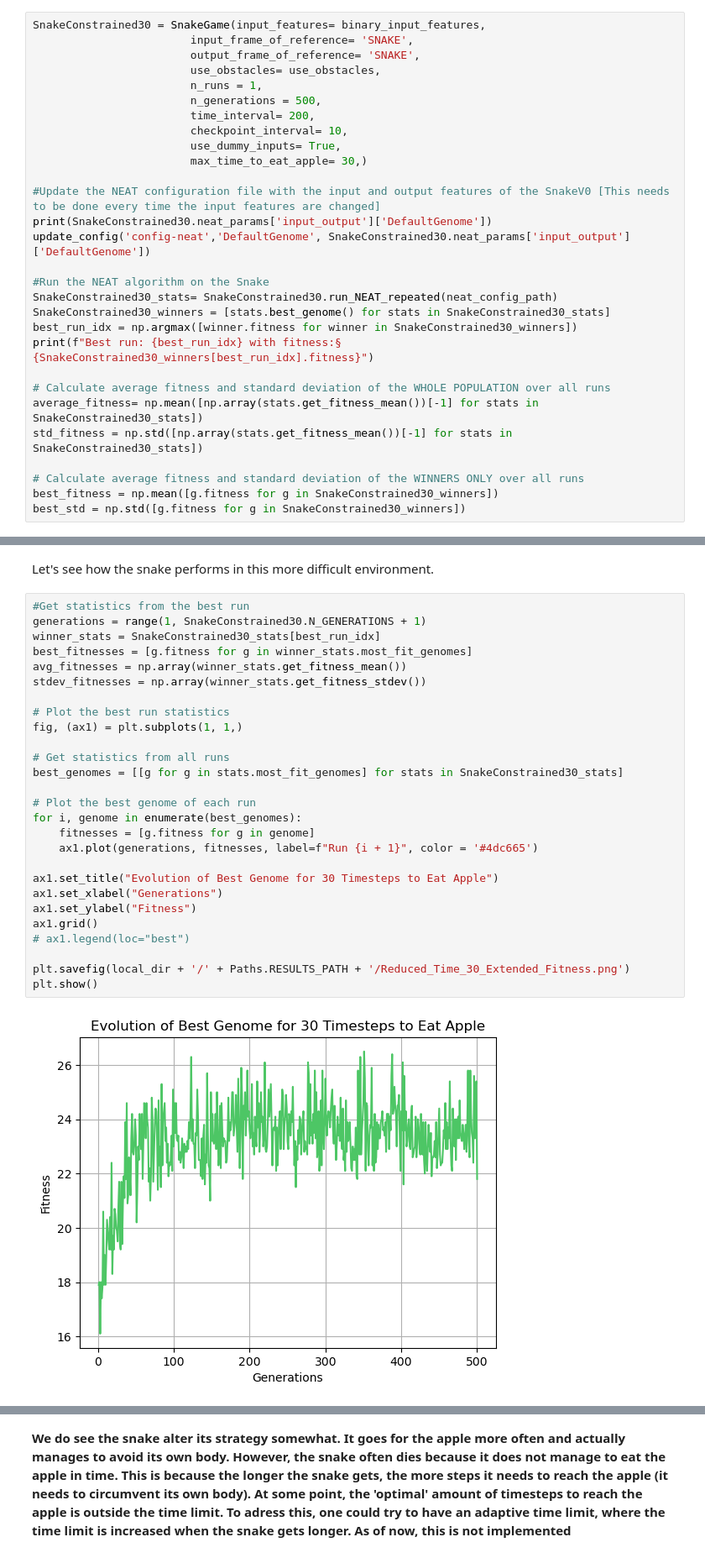
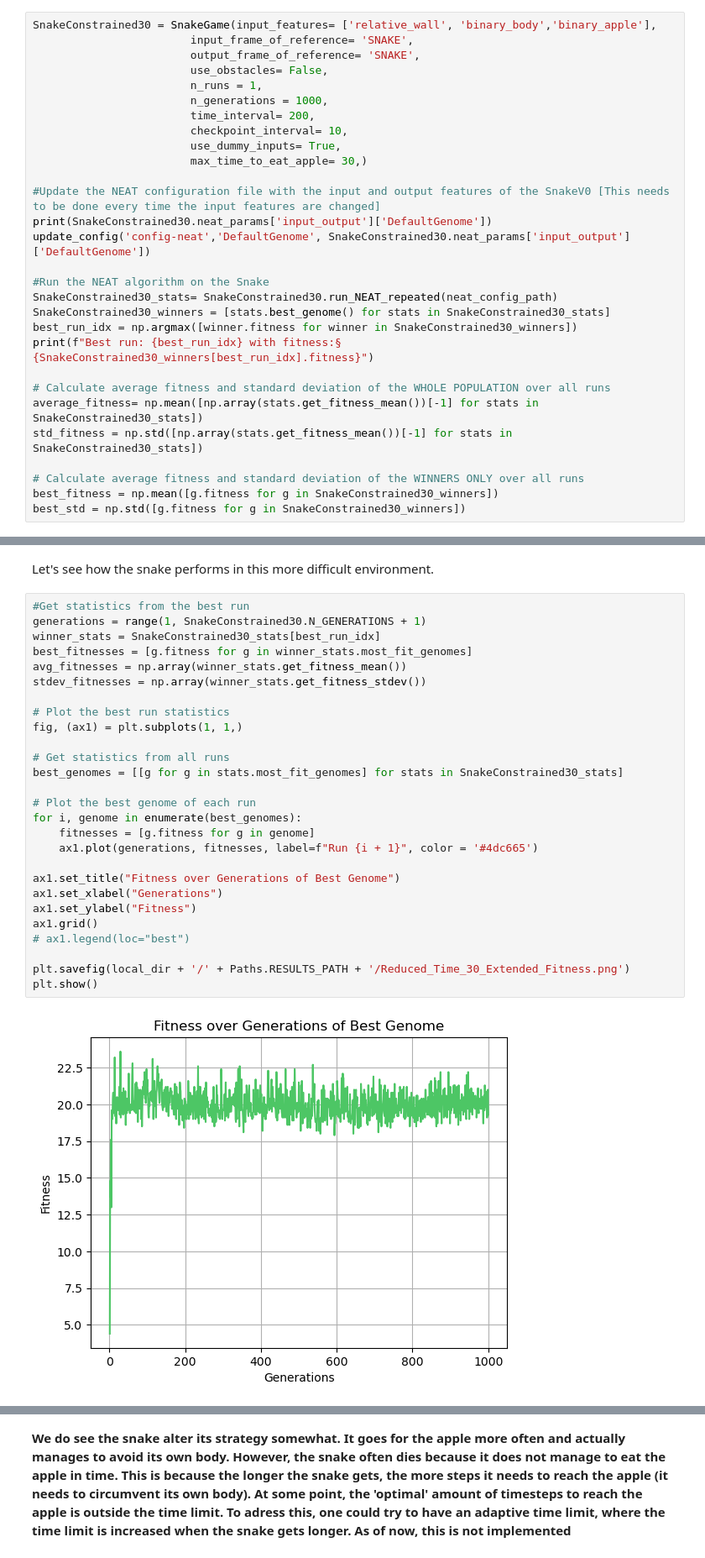
Before and after one commit to jasperpieterse/Brainy-Boa, a Jupyter notebook: brainy_boa.ipynb, the cells around one changed output, grey strips where cells are left out. Shown at 84% size. Drawn from its saved outputs; the diff is of its cells as text.

```diff
--- a/brainy_boa.ipynb
+++ b/brainy_boa.ipynb
@@ -1115,12 +1115,12 @@ KeyboardInterrupt:
 # %% [markdown]
 #### Time to eat apple = 30
 # %%
-SnakeConstrained30 = SnakeGame(input_features= binary_input_features,
+SnakeConstrained30 = SnakeGame(input_features= ['relative_wall', 'binary_body','binary_apple'],
                         input_frame_of_reference= 'SNAKE',
                         output_frame_of_reference= 'SNAKE',
-                        use_obstacles= use_obstacles,
+                        use_obstacles= False,
                         n_runs = 1,
-                        n_generations = 500,
+                        n_generations = 1000,
                         time_interval= 200,
                         checkpoint_interval= 10,
                         use_dummy_inputs= True,
@@ -1166,32 +1166,32 @@ Let's see how the snake performs in this more difficult environment.
 # %%
 #Get statistics from the best run
 generations = range(1, SnakeConstrained30.N_GENERATIONS + 1)
 winner_stats = SnakeConstrained30_stats[best_run_idx]
 best_fitnesses = [g.fitness for g in winner_stats.most_fit_genomes]
 avg_fitnesses = np.array(winner_stats.get_fitness_mean())
 stdev_fitnesses = np.array(winner_stats.get_fitness_stdev())
 
 # Plot the best run statistics
 fig, (ax1) = plt.subplots(1, 1,)
 
 # Get statistics from all runs
 best_genomes = [[g for g in stats.most_fit_genomes] for stats in SnakeConstrained30_stats]
 
 # Plot the best genome of each run
 for i, genome in enumerate(best_genomes):
     fitnesses = [g.fitness for g in genome]
     ax1.plot(generations, fitnesses, label=f"Run {i + 1}", color = '#4dc665')
 
-ax1.set_title("Evolution of Best Genome for 30 Timesteps to Eat Apple")
+ax1.set_title("Fitness over Generations of Best Genome")
 ax1.set_xlabel("Generations")
 ax1.set_ylabel("Fitness")
 ax1.grid()
 # ax1.legend(loc="best")
 
 plt.savefig(local_dir + '/' + Paths.RESULTS_PATH + '/Reduced_Time_30_Extended_Fitness.png')
 plt.show()
 # %% [output]
-[figure, old version]
+[figure, new version]
 # %%
 generation_nr_1 = 100
 generation_nr_2 = -1
```
Also changed, not shown: parts of 5 cells of this notebook, 4 other files.
